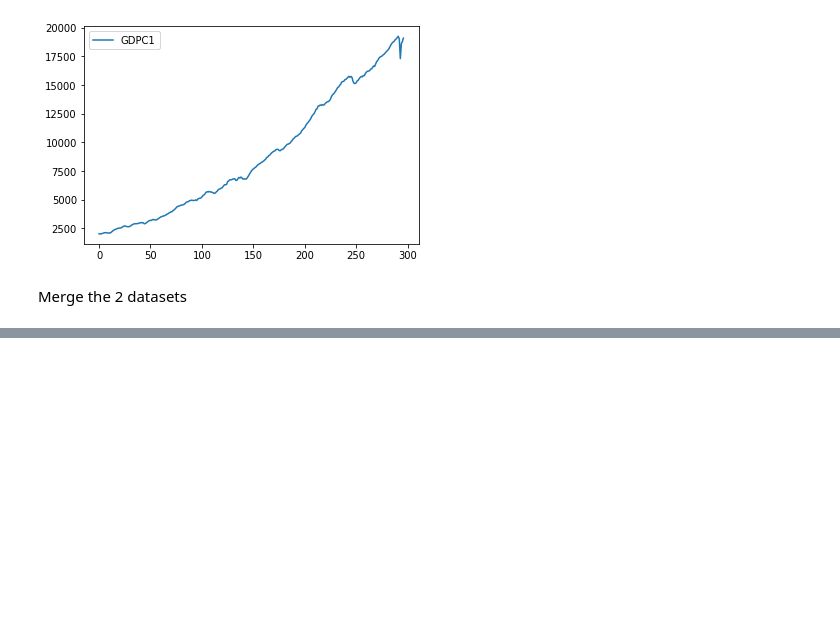
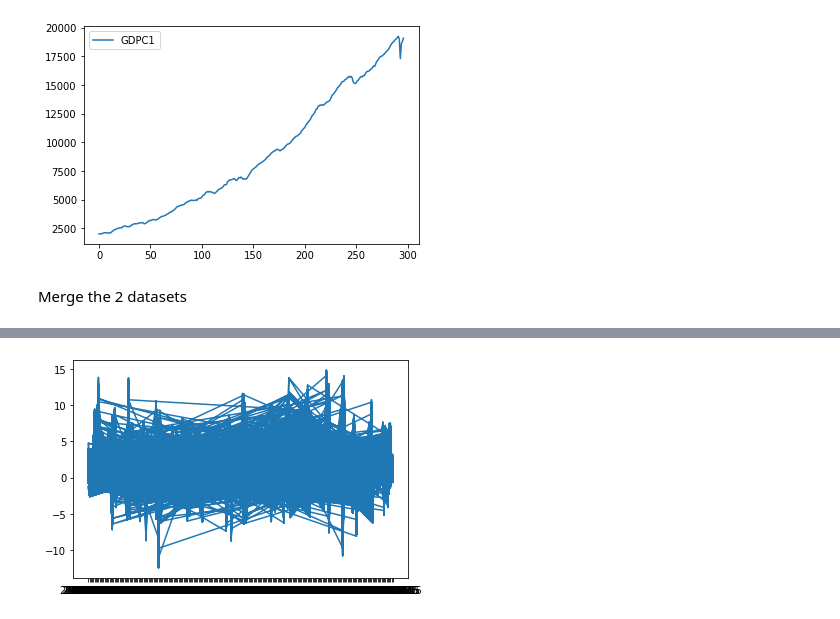
Before and after one commit to rubenkerkhofs/modern-data-analytics, a Jupyter notebook: gdp+temperature.ipynb, the cells around one changed output, grey strips where cells are left out. Cells and saved outputs as stored; diff of their text form; code cells hidden in the pictures; blank space fills up the shorter version.

```diff
--- a/gdp+temperature.ipynb
+++ b/gdp+temperature.ipynb
@@ -149,0 +185,5 @@ df
+# %%
+plt.plot(df3.time,df3.tempanomaly)
+plt.show()
+# %% [output]
+[figure, added]
```
Also changed, not shown: parts of 13 cells of this notebook.
